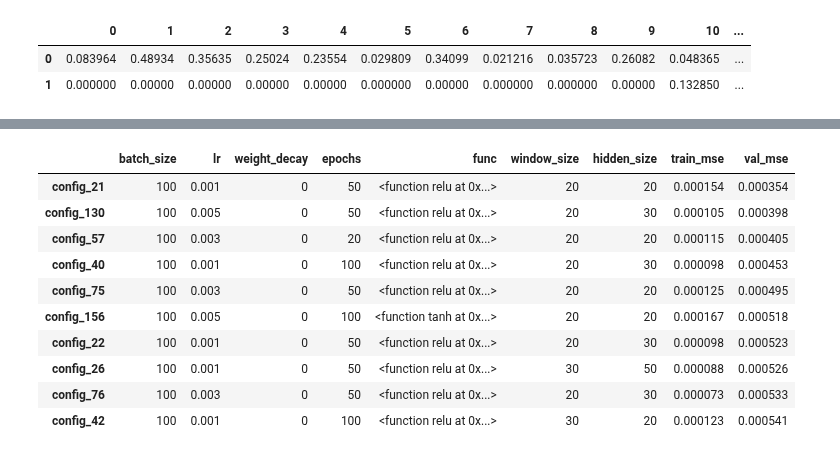
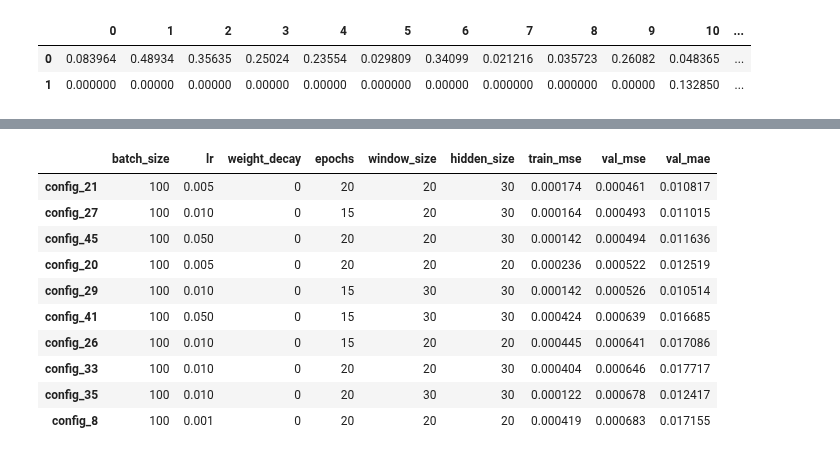
Before and after one commit to JacopoRaffi/CNS_Assignments, a Jupyter notebook: LAB3/LAB3_1/main.ipynb, the cells around one changed output, grey strips where cells are left out. Saved outputs shown, nothing was run; the diff lists cells and outputs as text; code cells hidden in the pictures.

```diff
--- a/LAB3/LAB3_1/main.ipynb
+++ b/LAB3/LAB3_1/main.ipynb
@@ -35,13 +35,12 @@ train_y, val_y = train_y[:4000].to(device), train_y[4000:].to(device)
 first_hyperparams = {
     'batch_size': [100],
     'lr':  [0.001, 0.003, 0.005, 0.01, 0.03, 0.05],
-    'weight_decay': [0],
-    'epochs': [20, 50, 100],
-    'func': [F.relu, F.tanh],
+    'weight_decay': [0, 1e-5, 1e-7],
+    'epochs': [15, 20],
     'window_size': [10, 20, 30],
     'hidden_size': [20, 30, 50],
 }
 
 grid_tdnn = GridSearch(first_hyperparams)
 
-model_selection_history = grid_tdnn.tdnn_grid_search(train_x, train_y, val_x, val_y)
+model_selection_history = grid_tdnn.tdnn_grid_search(train_x, train_y, val_x, val_y, verbose=False)
@@ -48,17 +65,17 @@ model_selection_history = grid_tdnn.tdnn_grid_search(train_x, train_y, val_x, va
 # %%
 df = pd.DataFrame.from_dict(model_selection_history, orient='index')
-df.to_csv('grid_search.csv')
+df.to_csv('grid_tdnn_search.csv')
 df.sort_values(by='val_mse', ascending=True).head(10)
 # %% [output]
-|  | batch_size | lr | weight_decay | epochs | func | window_size | hidden_size | train_mse | val_mse |
-| config_21 | 100 | 0.001 | 0 | 50 | <function relu at 0x...> | 20 | 20 | 0.000154 | 0.000354 |
-| config_130 | 100 | 0.005 | 0 | 50 | <function relu at 0x...> | 20 | 30 | 0.000105 | 0.000398 |
-| config_57 | 100 | 0.003 | 0 | 20 | <function relu at 0x...> | 20 | 20 | 0.000115 | 0.000405 |
-| config_40 | 100 | 0.001 | 0 | 100 | <function relu at 0x...> | 20 | 30 | 0.000098 | 0.000453 |
-| config_75 | 100 | 0.003 | 0 | 50 | <function relu at 0x...> | 20 | 20 | 0.000125 | 0.000495 |
-| config_156 | 100 | 0.005 | 0 | 100 | <function tanh at 0x...> | 20 | 20 | 0.000167 | 0.000518 |
-| config_22 | 100 | 0.001 | 0 | 50 | <function relu at 0x...> | 20 | 30 | 0.000098 | 0.000523 |
-| config_26 | 100 | 0.001 | 0 | 50 | <function relu at 0x...> | 30 | 50 | 0.000088 | 0.000526 |
-| config_76 | 100 | 0.003 | 0 | 50 | <function relu at 0x...> | 20 | 30 | 0.000073 | 0.000533 |
-| config_42 | 100 | 0.001 | 0 | 100 | <function relu at 0x...> | 30 | 20 | 0.000123 | 0.000541 |
+|  | batch_size | lr | weight_decay | epochs | window_size | hidden_size | train_mse | val_mse | val_mae |
+| config_21 | 100 | 0.005 | 0 | 20 | 20 | 30 | 0.000174 | 0.000461 | 0.010817 |
+| config_27 | 100 | 0.010 | 0 | 15 | 20 | 30 | 0.000164 | 0.000493 | 0.011015 |
+| config_45 | 100 | 0.050 | 0 | 20 | 20 | 30 | 0.000142 | 0.000494 | 0.011636 |
+| config_20 | 100 | 0.005 | 0 | 20 | 20 | 20 | 0.000236 | 0.000522 | 0.012519 |
+| config_29 | 100 | 0.010 | 0 | 15 | 30 | 30 | 0.000142 | 0.000526 | 0.010514 |
+| config_41 | 100 | 0.050 | 0 | 15 | 30 | 30 | 0.000424 | 0.000639 | 0.016685 |
+| config_26 | 100 | 0.010 | 0 | 15 | 20 | 20 | 0.000445 | 0.000641 | 0.017086 |
+| config_33 | 100 | 0.010 | 0 | 20 | 20 | 30 | 0.000404 | 0.000646 | 0.017717 |
+| config_35 | 100 | 0.010 | 0 | 20 | 30 | 30 | 0.000122 | 0.000678 | 0.012417 |
+| config_8 | 100 | 0.001 | 0 | 20 | 20 | 20 | 0.000419 | 0.000683 | 0.017155 |
 # %%
```
Also changed, not shown: parts of 4 cells of this notebook, 2 other files.
